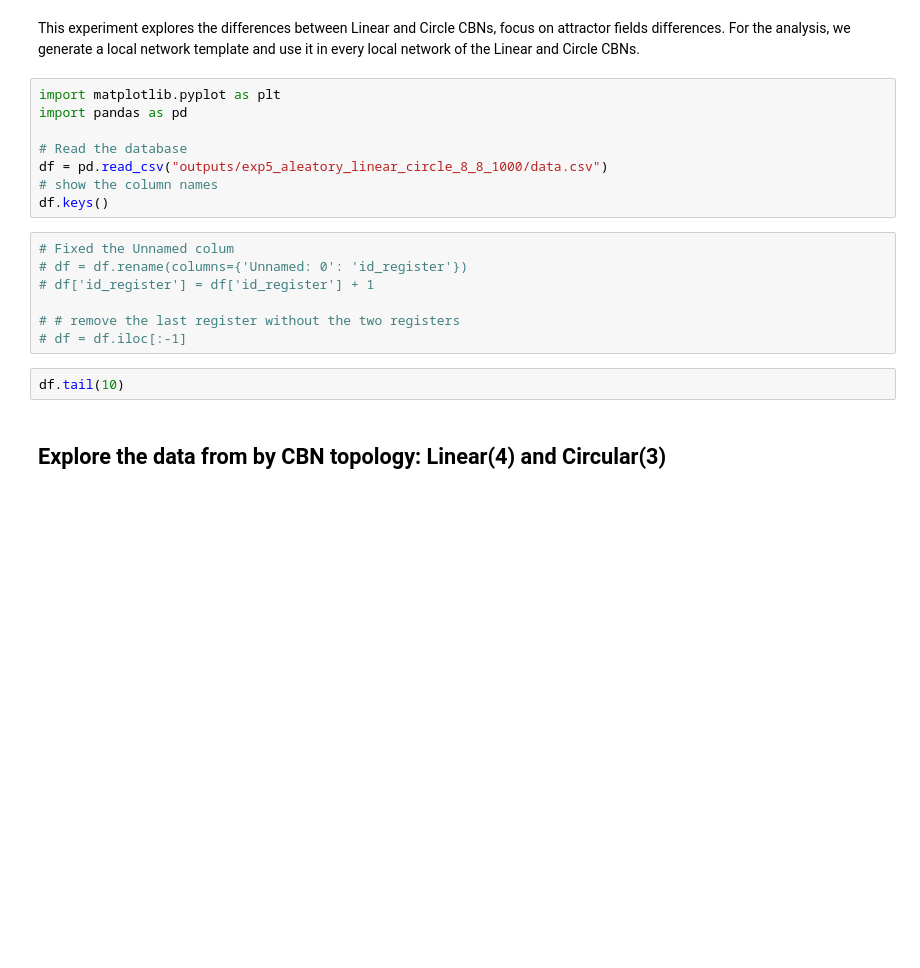
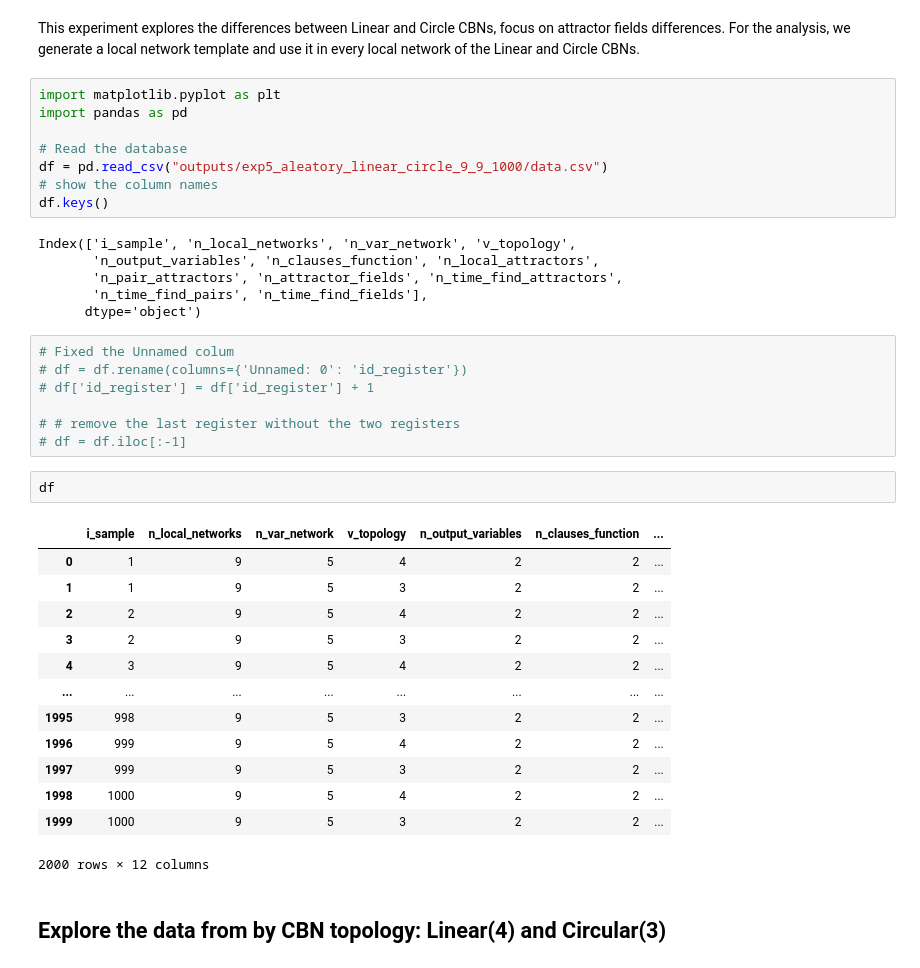
Before and after one commit to crptcusco/cbnetwork, a Jupyter notebook: experiments/structural/3_linear_circle/exp5_aleatory_linear_circle.ipynb, the cells around one changed output. Drawn from its saved outputs; the diff is of its cells as text; blank space fills up the shorter version.

```diff
--- a/experiments/structural/3_linear_circle/exp5_aleatory_linear_circle.ipynb
+++ b/experiments/structural/3_linear_circle/exp5_aleatory_linear_circle.ipynb
@@ -8,9 +8,15 @@ import matplotlib.pyplot as plt
 import pandas as pd
 
 # Read the database
-df = pd.read_csv("outputs/exp5_aleatory_linear_circle_8_8_1000/data.csv")
+df = pd.read_csv("outputs/exp5_aleatory_linear_circle_9_9_1000/data.csv")
 # show the column names
 df.keys()
+# %% [output]
+Index(['i_sample', 'n_local_networks', 'n_var_network', 'v_topology',
+       'n_output_variables', 'n_clauses_function', 'n_local_attractors',
+       'n_pair_attractors', 'n_attractor_fields', 'n_time_find_attractors',
+       'n_time_find_pairs', 'n_time_find_fields'],
+      dtype='object')
 # %%
 # Fixed the Unnamed colum
 # df = df.rename(columns={'Unnamed: 0': 'id_register'})
@@ -19,7 +25,21 @@ df.keys()
 # # remove the last register without the two registers
 # df = df.iloc[:-1]
 # %%
-df.tail(10)
+df
+# %% [output]
+|  | i_sample | n_local_networks | n_var_network | v_topology | n_output_variables | n_clauses_function | ... |
+| 0 | 1 | 9 | 5 | 4 | 2 | 2 | ... |
+| 1 | 1 | 9 | 5 | 3 | 2 | 2 | ... |
+| 2 | 2 | 9 | 5 | 4 | 2 | 2 | ... |
+| 3 | 2 | 9 | 5 | 3 | 2 | 2 | ... |
+| 4 | 3 | 9 | 5 | 4 | 2 | 2 | ... |
+| ... | ... | ... | ... | ... | ... | ... | ... |
+| 1995 | 998 | 9 | 5 | 3 | 2 | 2 | ... |
+| 1996 | 999 | 9 | 5 | 4 | 2 | 2 | ... |
+| 1997 | 999 | 9 | 5 | 3 | 2 | 2 | ... |
+| 1998 | 1000 | 9 | 5 | 4 | 2 | 2 | ... |
+| 1999 | 1000 | 9 | 5 | 3 | 2 | 2 | ... |
+2000 rows × 12 columns
 # %% [markdown]
 ## Explore the data from by CBN topology: Linear(4) and Circular(3)
 # %% [markdown]
```
Also changed, not shown: parts of 13 cells of this notebook.
